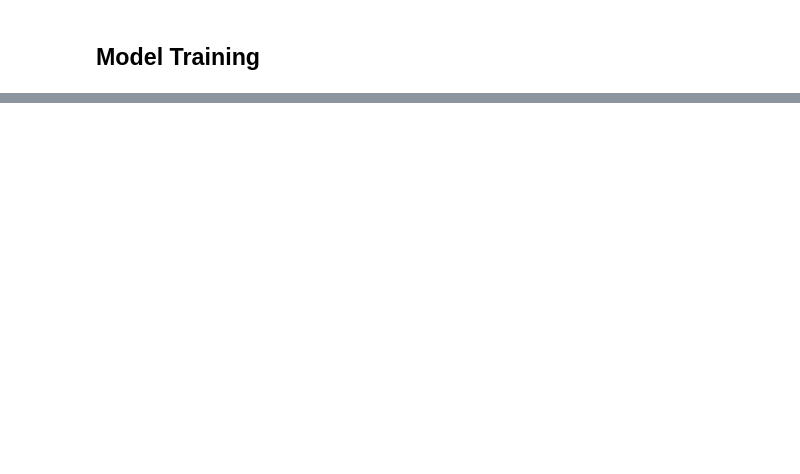
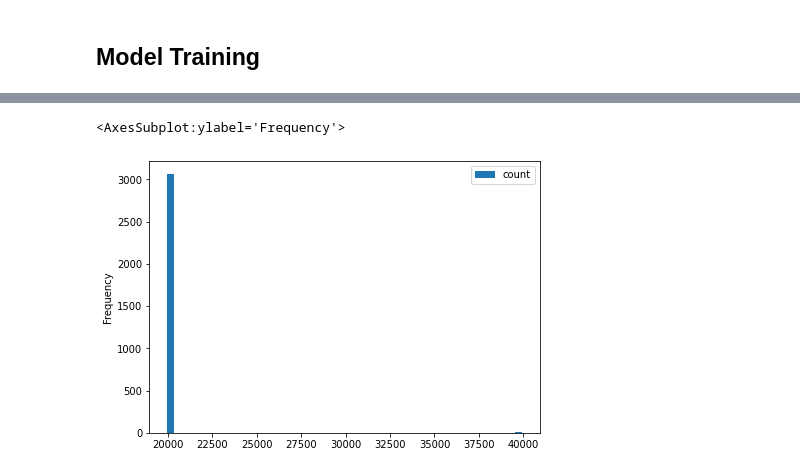
Before and after one commit to mikeczech/challenges, a Jupyter notebook: kaggle/hm_fashion_reco/notebooks/02_training.ipynb, the cells around one changed output, grey strips where cells are left out. Cells and saved outputs as stored; diff of their text form; code cells hidden in the pictures; blank space fills up the shorter version.

```diff
--- a/kaggle/hm_fashion_reco/notebooks/02_training.ipynb
+++ b/kaggle/hm_fashion_reco/notebooks/02_training.ipynb
@@ -136,0 +173,7 @@ Pipeline(steps=[('features',
+# %%
+training_data.groupby("customer_id").agg(count=("article_id", "count")).plot.hist(
+    bins=50, figsize=(7, 5)
+)
+# %% [output]
+<AxesSubplot:ylabel='Frequency'>
+[figure, new version]
```
Also changed, not shown: parts of 30 cells of this notebook, 10 other files.
